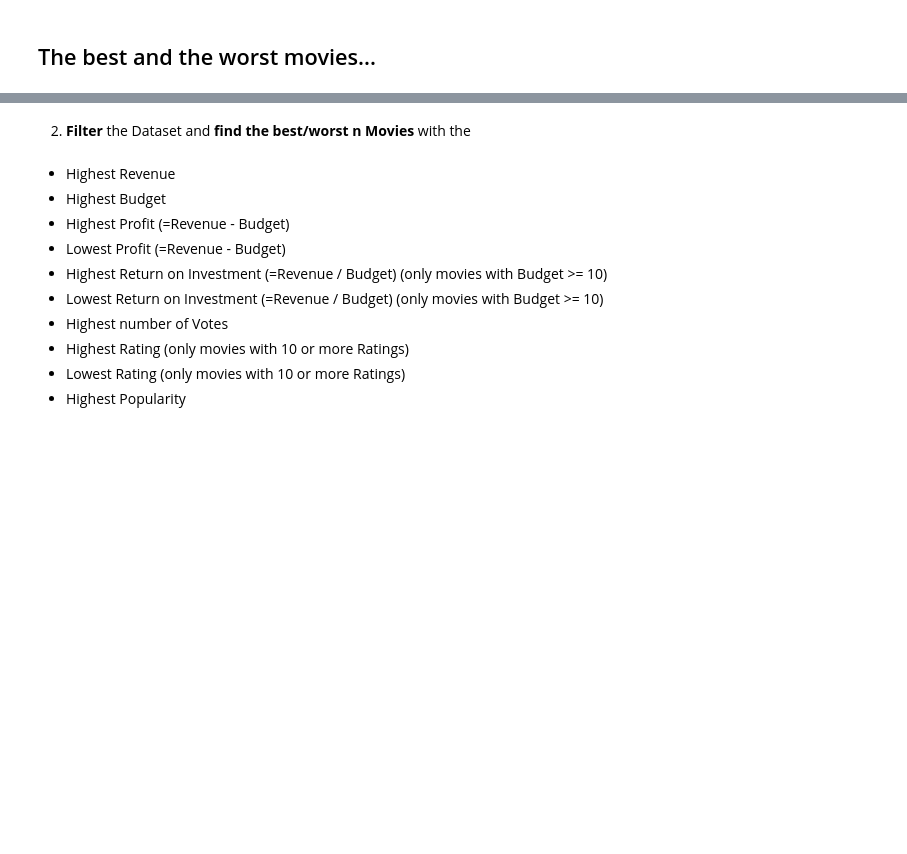
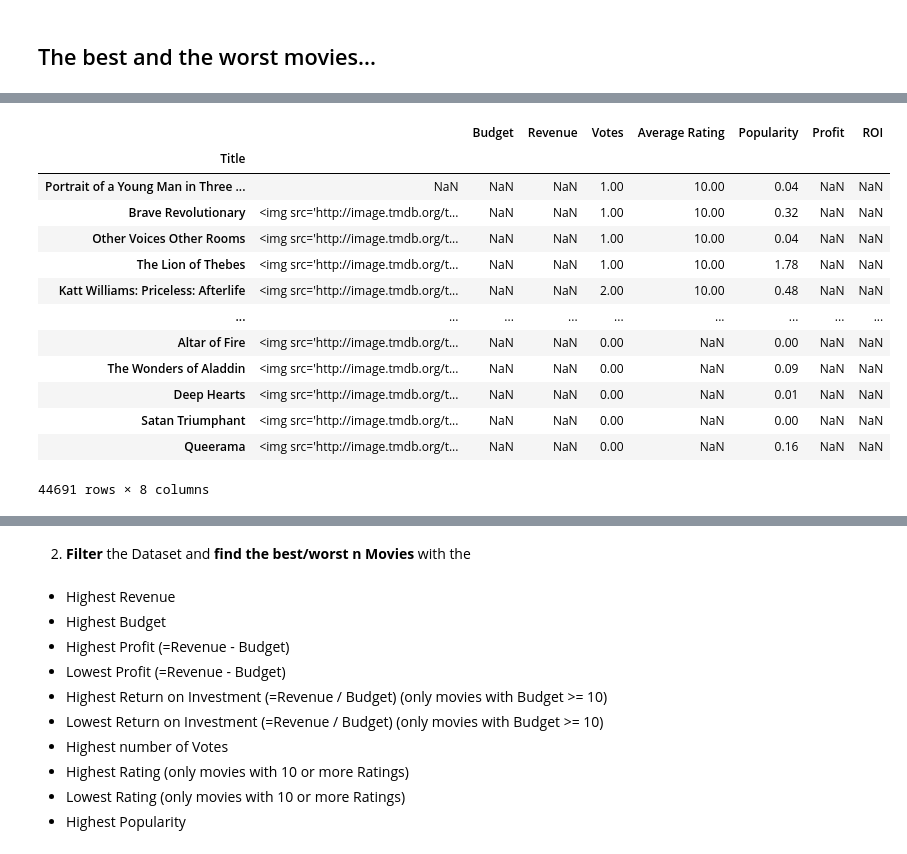
Before and after one commit to Jamal811/Data-Science, a Jupyter notebook: Data-Scince-Projectbase/1-Project 1 Explanatory Data Analysis & Data Presentation Movies Dataset/Project_01_Materials/Project_01_ProjectBrief_blank.ipynb, the cells around one changed output, grey strips where cells are left out. Cells and saved outputs as stored; diff of their text form; code cells hidden in the pictures; blank space fills up the shorter version.

```diff
--- a/Data-Scince-Projectbase/1-Project 1 Explanatory Data Analysis & Data Presentation Movies Dataset/Project_01_Materials/Project_01_ProjectBrief_blank.ipynb
+++ b/Data-Scince-Projectbase/1-Project 1 Explanatory Data Analysis & Data Presentation Movies Dataset/Project_01_Materials/Project_01_ProjectBrief_blank.ipynb
@@ -193,0 +277,17 @@ df[df.title == 'Cinderella']
+# %%
+df_best.sort_values(by = "Average Rating", ascending =  False)
+# %% [output]
+|  |  | Budget | Revenue | Votes | Average Rating | Popularity | Profit | ROI |
+| Title |  |  |  |  |  |  |  |  |
+| Portrait of a Young Man in Three ... | NaN | NaN | NaN | 1.00 | 10.00 | 0.04 | NaN | NaN |
+| Brave Revolutionary | <img src='http://image.tmdb.org/t... | NaN | NaN | 1.00 | 10.00 | 0.32 | NaN | NaN |
+| Other Voices Other Rooms | <img src='http://image.tmdb.org/t... | NaN | NaN | 1.00 | 10.00 | 0.04 | NaN | NaN |
+| The Lion of Thebes | <img src='http://image.tmdb.org/t... | NaN | NaN | 1.00 | 10.00 | 1.78 | NaN | NaN |
+| Katt Williams: Priceless: Afterlife | <img src='http://image.tmdb.org/t... | NaN | NaN | 2.00 | 10.00 | 0.48 | NaN | NaN |
+| ... | ... | ... | ... | ... | ... | ... | ... | ... |
+| Altar of Fire | <img src='http://image.tmdb.org/t... | NaN | NaN | 0.00 | NaN | 0.00 | NaN | NaN |
+| The Wonders of Aladdin | <img src='http://image.tmdb.org/t... | NaN | NaN | 0.00 | NaN | 0.09 | NaN | NaN |
+| Deep Hearts | <img src='http://image.tmdb.org/t... | NaN | NaN | 0.00 | NaN | 0.01 | NaN | NaN |
+| Satan Triumphant | <img src='http://image.tmdb.org/t... | NaN | NaN | 0.00 | NaN | 0.00 | NaN | NaN |
+| Queerama | <img src='http://image.tmdb.org/t... | NaN | NaN | 0.00 | NaN | 0.16 | NaN | NaN |
+44691 rows × 8 columns
```
Also changed, not shown: parts of 28 cells of this notebook.
